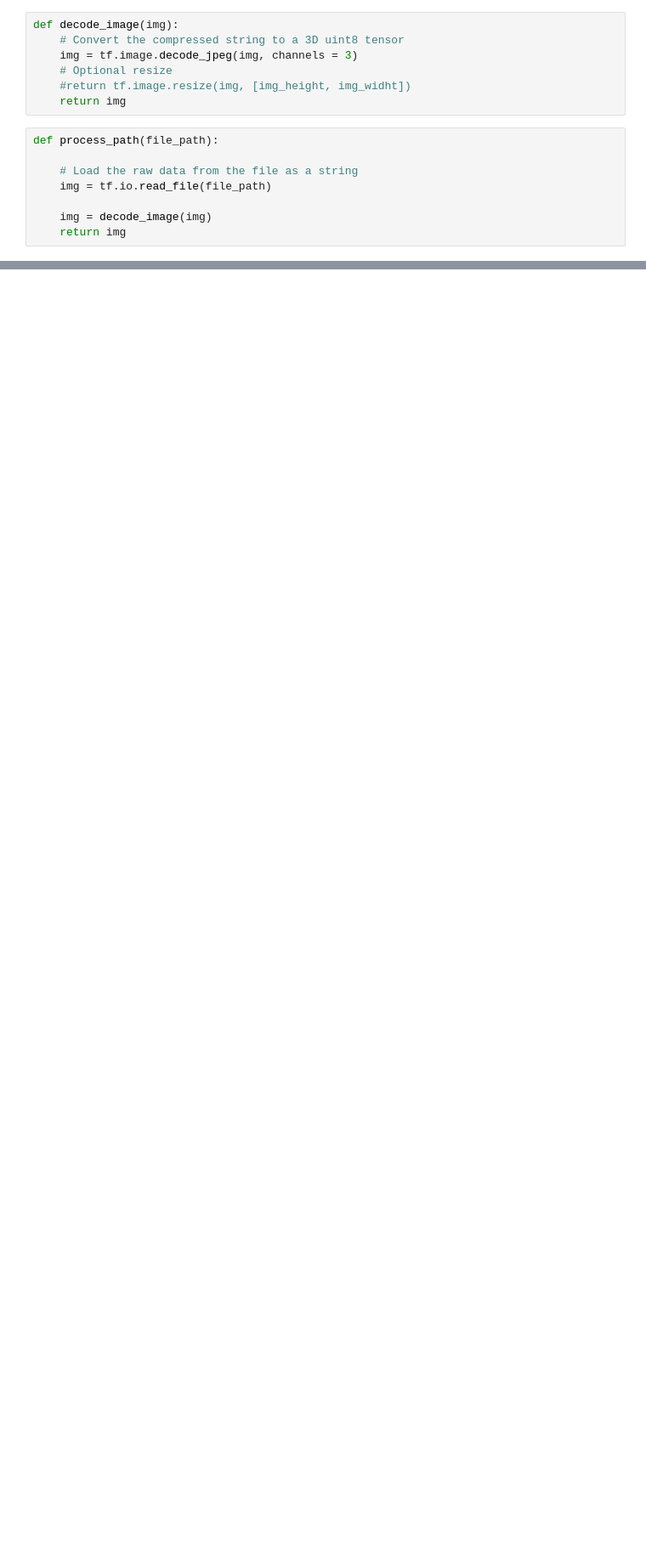
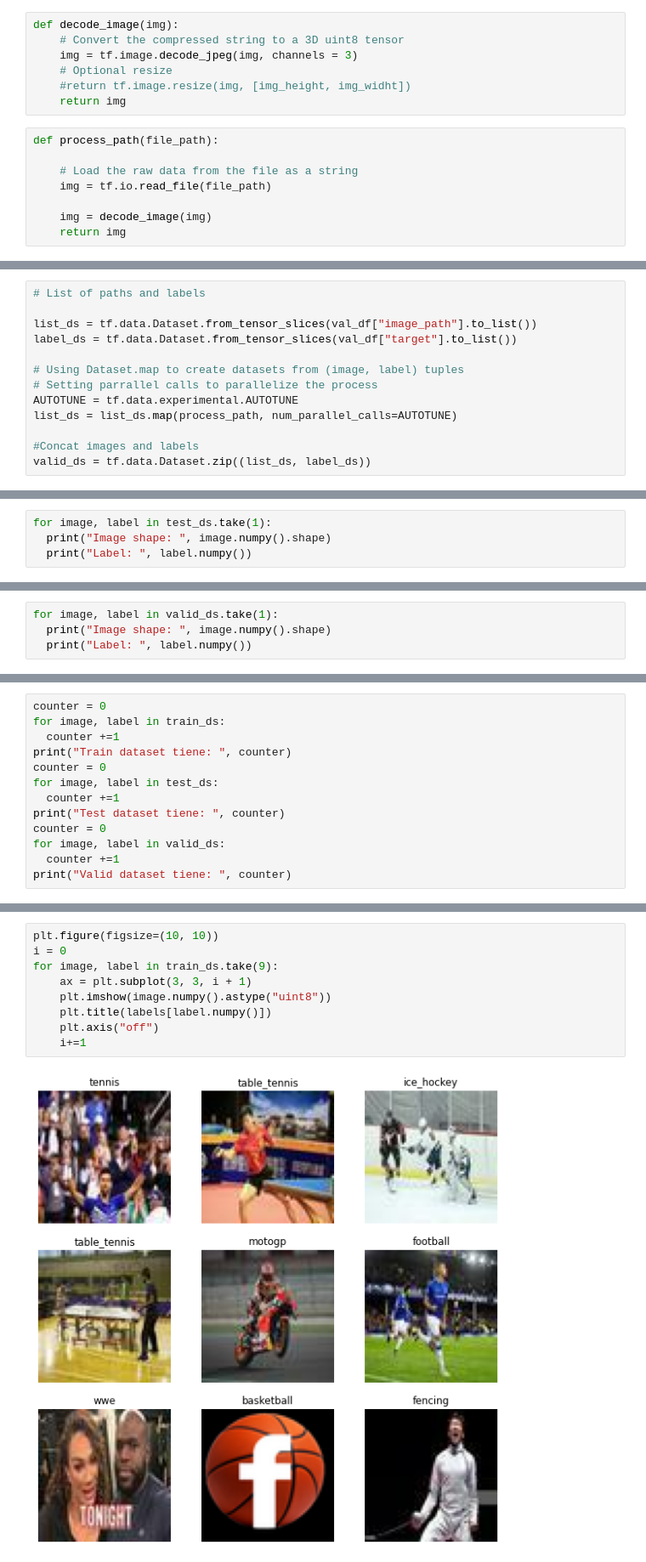
Before and after one commit to ignacioct/SportClassifier, a Jupyter notebook: exploration.ipynb, the cells around one changed output, grey strips where cells are left out. Shown at 85% size. Cells and saved outputs as stored; diff of their text form; blank space fills up the shorter version.

Commit message:
datasets created

```diff
--- a/exploration.ipynb
+++ b/exploration.ipynb
@@ -147,0 +154,13 @@ for image, label in train_ds.take(1):
+# %%
+# List of paths and labels
+
+list_ds = tf.data.Dataset.from_tensor_slices(val_df["image_path"].to_list())
+label_ds = tf.data.Dataset.from_tensor_slices(val_df["target"].to_list())
+
+# Using Dataset.map to create datasets from (image, label) tuples
+# Setting parrallel calls to parallelize the process
+AUTOTUNE = tf.data.experimental.AUTOTUNE
+list_ds = list_ds.map(process_path, num_parallel_calls=AUTOTUNE)
+
+#Concat images and labels
+valid_ds = tf.data.Dataset.zip((list_ds, label_ds))
@@ -147,0 +176,4 @@ for image, label in train_ds.take(1):
+# %%
+for image, label in test_ds.take(1):
+  print("Image shape: ", image.numpy().shape)
+  print("Label: ", label.numpy())
@@ -147,0 +183,4 @@ for image, label in train_ds.take(1):
+# %%
+for image, label in valid_ds.take(1):
+  print("Image shape: ", image.numpy().shape)
+  print("Label: ", label.numpy())
@@ -147,0 +190,13 @@ for image, label in train_ds.take(1):
+# %%
+counter = 0
+for image, label in train_ds:
+  counter +=1
+print("Train dataset tiene: ", counter)
+counter = 0
+for image, label in test_ds:
+  counter +=1
+print("Test dataset tiene: ", counter)
+counter = 0
+for image, label in valid_ds:
+  counter +=1
+print("Valid dataset tiene: ", counter)
@@ -147,0 +209,11 @@ for image, label in train_ds.take(1):
+# %%
+plt.figure(figsize=(10, 10))
+i = 0
+for image, label in train_ds.take(9):
+    ax = plt.subplot(3, 3, i + 1)
+    plt.imshow(image.numpy().astype("uint8"))
+    plt.title(labels[label.numpy()])
+    plt.axis("off")
+    i+=1
+# %% [output]
+[figure, added]
```
Also changed, not shown: parts of 19 cells of this notebook.
